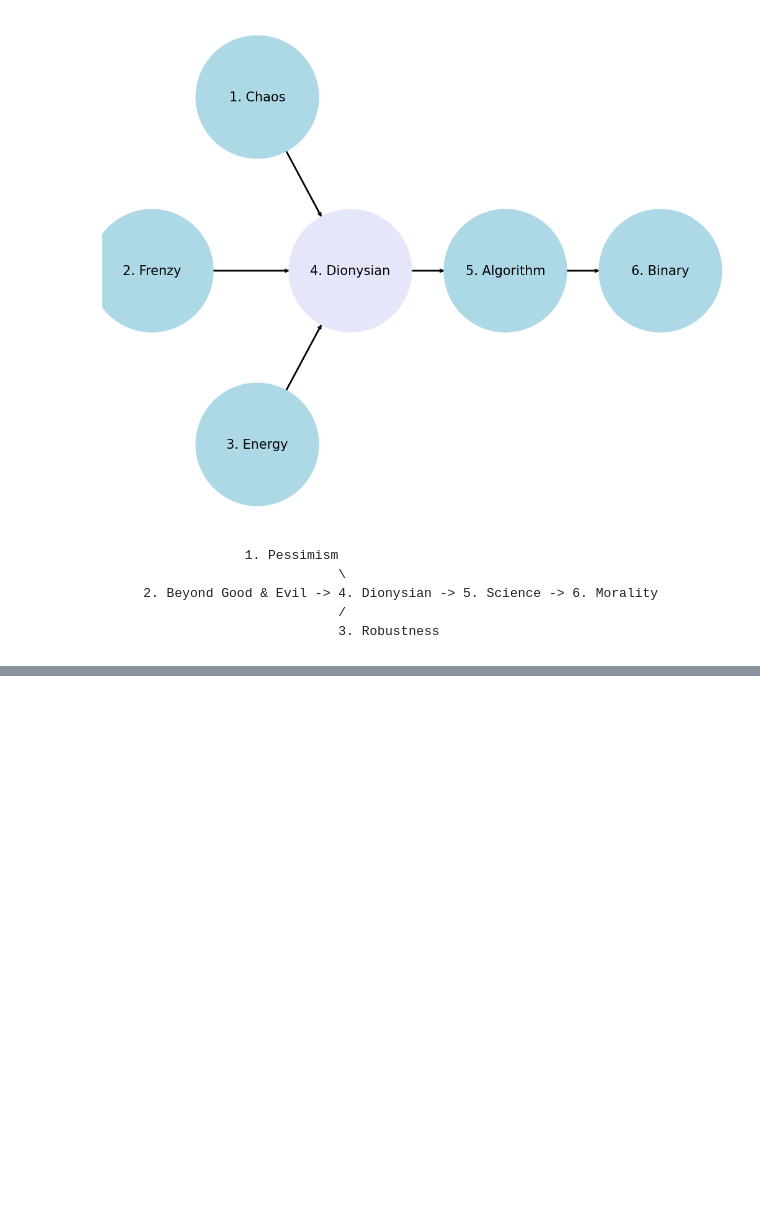
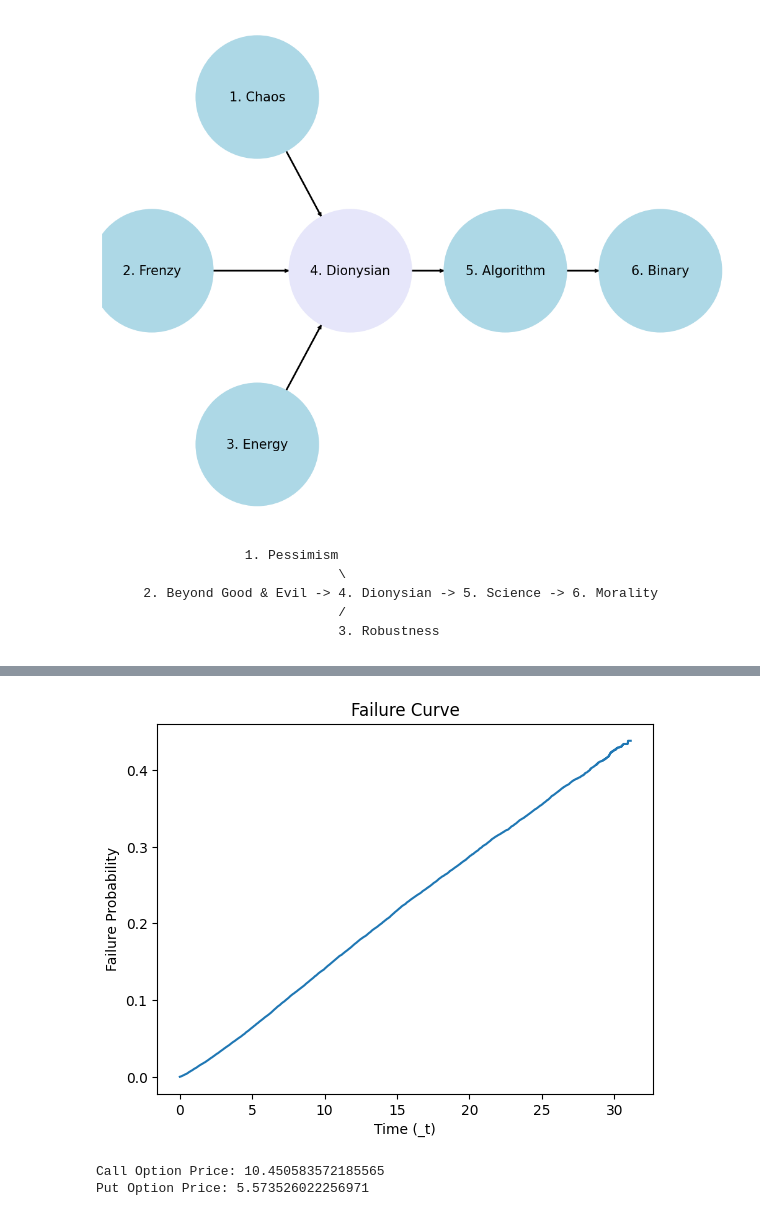
Before and after one commit to abikesa/workflow, a Jupyter notebook: py.ipynb, the cells around one changed output, grey strips where cells are left out. Saved outputs shown, nothing was run; the diff lists cells and outputs as text; code cells hidden in the pictures; blank space fills up the shorter version.

```diff
--- a/py.ipynb
+++ b/py.ipynb
@@ -256,0 +111,59 @@ plt.show()
+# %%
+import pandas as pd
+import numpy as np
+from lifelines import KaplanMeierFitter
+import matplotlib.pyplot as plt
+
+# Load the data from the CSV file
+s0_df = pd.read_csv('../s0_nondonor.csv', header=0)
+
+# Create a KaplanMeierFitter object
+kmf = KaplanMeierFitter()
+
+# Fit the Kaplan-Meier estimate to the data
+kmf.fit(s0_df['_t'], event_observed=s0_df['_d'])
+
+# Get the survival probabilities
+survival_probabilities = kmf.survival_function_
+
+# Calculate the failure probabilities (1 - survival probability)
+failure_probabilities = 1 - survival_probabilities
+
+# Plot the failure curve
+plt.plot(kmf.timeline, failure_probabilities)
+plt.xlabel('Time (_t)')
+plt.ylabel('Failure Probability')
+plt.title('Failure Curve')
+plt.show()
+# %% [output]
+[figure, added]
+# %%
+import numpy as np
+from scipy.stats import norm
+
+def black_scholes(S, K, T, r, sigma, option_type='call'):
+    d1 = (np.log(S / K) + (r + 0.5 * sigma ** 2) * T) / (sigma * np.sqrt(T))
+    d2 = d1 - sigma * np.sqrt(T)
+
+    if option_type == 'call':
+        option_price = S * norm.cdf(d1) - K * np.exp(-r * T) * norm.cdf(d2)
+    elif option_type == 'put':
+        option_price = K * np.exp(-r * T) * norm.cdf(-d2) - S * norm.cdf(-d1)
+
+    return option_price
+
+# Example usage
+S = 100  # Current stock price
+K = 100  # Strike price
+T = 1    # Time to maturity in years
+r = 0.05 # Risk-free rate
+sigma = 0.2  # Volatility
+
+call_price = black_scholes(S, K, T, r, sigma, option_type='call')
+put_price = black_scholes(S, K, T, r, sigma, option_type='put')
+
+print(f"Call Option Price: {call_price}")
+print(f"Put Option Price: {put_price}")
+# %% [output]
+Call Option Price: 10.450583572185565
+Put Option Price: 5.573526022256971
```
Also changed, not shown: parts of 6 cells of this notebook, 39 other files.
